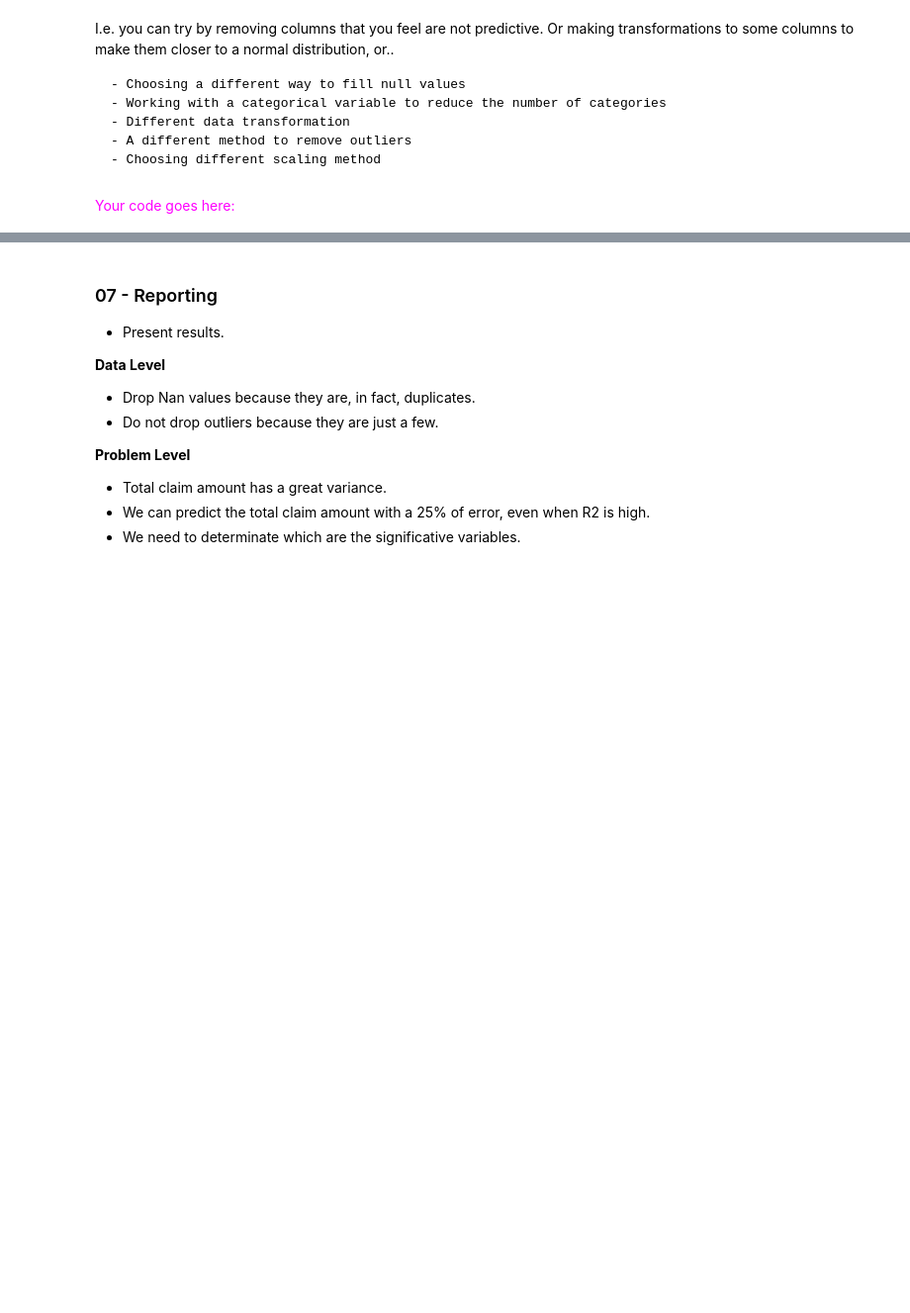
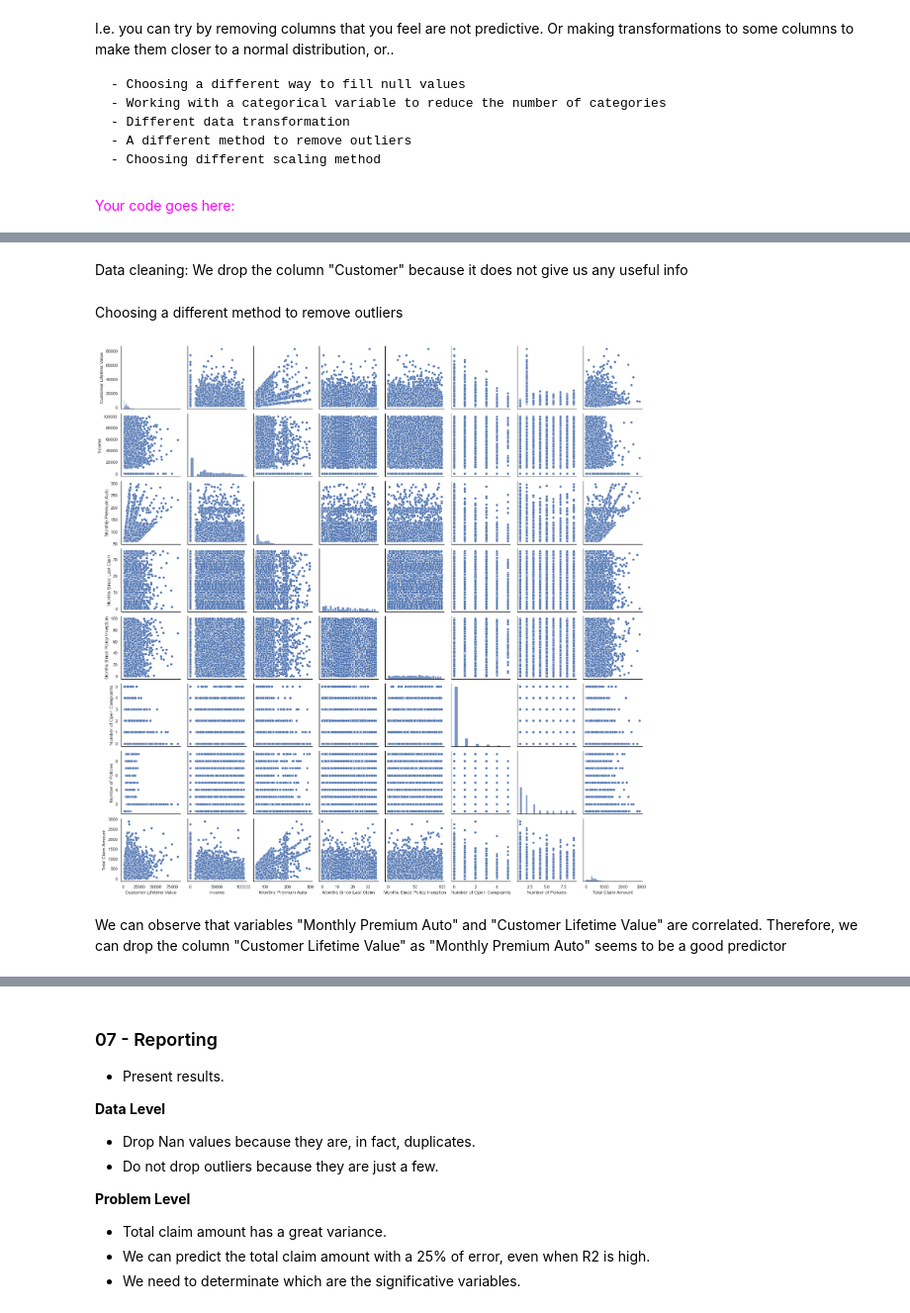
Before and after one commit to OscarRecasens/lessons, a Jupyter notebook: unit_1/1.09_improving_the_model/lesson.ipynb, the cells around one changed output, grey strips where cells are left out. Shown at 99% size. Drawn from its saved outputs; the diff is of its cells as text; code cells hidden in the pictures; blank space fills up the shorter version.

Commit message:
lab customer analisys round 7 acabado

```diff
--- a/unit_1/1.09_improving_the_model/lesson.ipynb
+++ b/unit_1/1.09_improving_the_model/lesson.ipynb
@@ -778,0 +811,3 @@ Your code goes here:
+# %%
+data=pd.read_csv('./files_for_lab_final/csv_files/marketing_customer_analysis.csv')
+data.isna().sum()
@@ -778,0 +836,3 @@ Your code goes here:
+# %%
+cat_cols=[col for col in data.columns if (data[col].dtype==object)]
+cat_cols
@@ -778,0 +856,10 @@ Your code goes here:
+# %%
+print('Categorical Features:', len(cat_cols))
+print('----------')
+for c in cat_cols:
+    print(f'Name: {data[c].name}')    # column name
+    print(f'Type: {data[c].dtype}')   # column type
+    print(f'Unique values: {len(data[c].unique())}')   # column unique values
+    print(data[c].unique())
+    print(((data[c].value_counts()/ sum(data[c].value_counts()))*100))   # percentage
+    print('\n----------')
@@ -778,0 +884,12 @@ Your code goes here:
+# %% [markdown]
+Data cleaning: We drop the column "Customer" because it does not give us any useful info
+# %% [markdown]
+Choosing a different method to remove outliers
+# %%
+num_cols=[c for c in data.columns if (data[c].dtype!='object') and (c!='Effective To Date')]
+# %%
+sns.pairplot(data[num_cols]);
+# %% [output]
+[figure, added]
+# %% [markdown]
+We can observe that variables "Monthly Premium Auto" and "Customer Lifetime Value" are correlated. Therefore, we can drop the column "Customer Lifetime Value" as "Monthly Premium Auto" seems to be a good predictor
```
Also changed, not shown: parts of 19 cells of this notebook.
